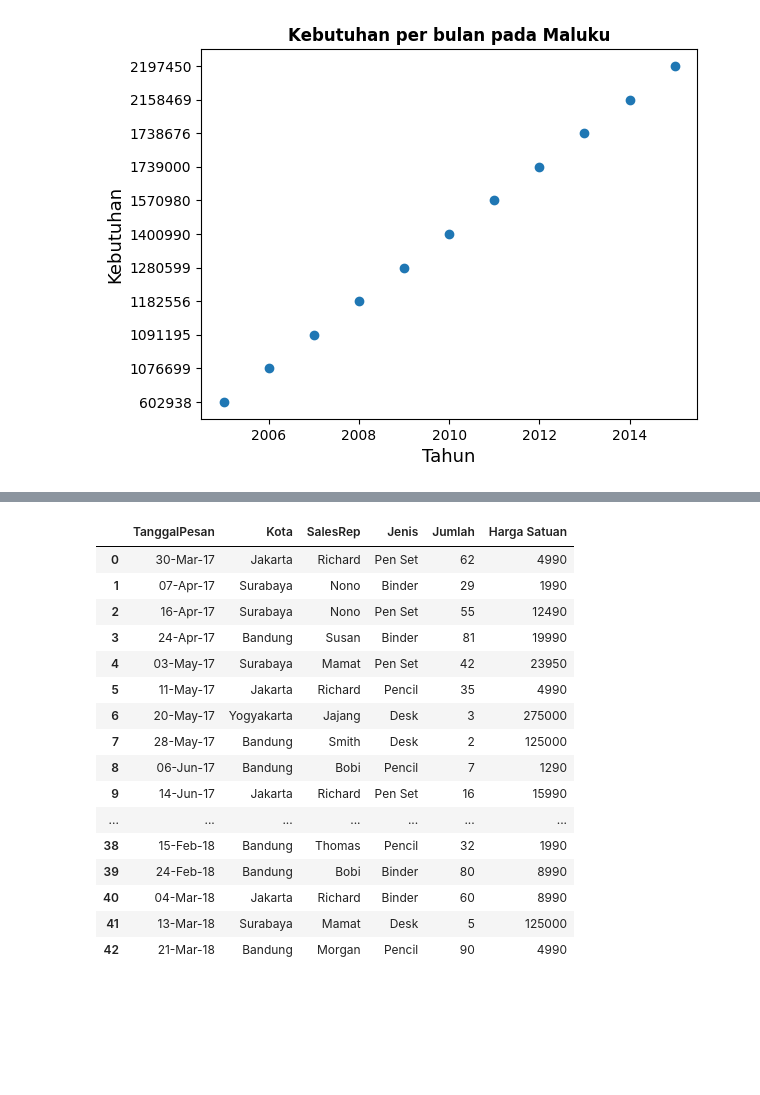
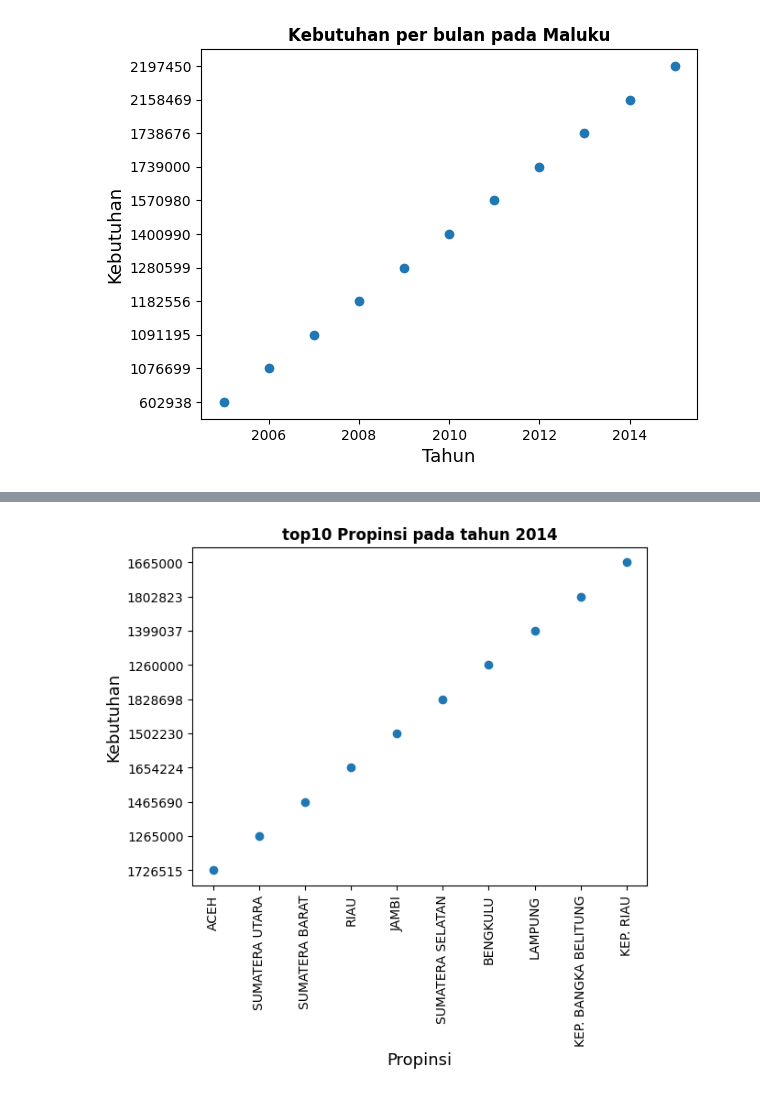
Before and after one commit to anonym2800/visualisasiData, a Jupyter notebook: dataVisualizationUAS.ipynb, the cells around one changed output, grey strips where cells are left out. Cells and saved outputs as stored; diff of their text form; code cells hidden in the pictures; blank space fills up the shorter version.

```diff
--- a/dataVisualizationUAS.ipynb
+++ b/dataVisualizationUAS.ipynb
@@ -76,22 +45,0 @@ plt.show()
-# %%
-# Mengambil data dari resource
-df = pd.read_csv('sample_data/SupplyKantor.csv')
-df
-# %% [output]
-|  | TanggalPesan | Kota | SalesRep | Jenis | Jumlah | Harga Satuan |
-| 0 | 30-Mar-17 | Jakarta | Richard | Pen Set | 62 | 4990 |
-| 1 | 07-Apr-17 | Surabaya | Nono | Binder | 29 | 1990 |
-| 2 | 16-Apr-17 | Surabaya | Nono | Pen Set | 55 | 12490 |
-| 3 | 24-Apr-17 | Bandung | Susan | Binder | 81 | 19990 |
-| 4 | 03-May-17 | Surabaya | Mamat | Pen Set | 42 | 23950 |
-| 5 | 11-May-17 | Jakarta | Richard | Pencil | 35 | 4990 |
-| 6 | 20-May-17 | Yogyakarta | Jajang | Desk | 3 | 275000 |
-| 7 | 28-May-17 | Bandung | Smith | Desk | 2 | 125000 |
-| 8 | 06-Jun-17 | Bandung | Bobi | Pencil | 7 | 1290 |
-| 9 | 14-Jun-17 | Jakarta | Richard | Pen Set | 16 | 15990 |
-| ... | ... | ... | ... | ... | ... | ... |
-| 38 | 15-Feb-18 | Bandung | Thomas | Pencil | 32 | 1990 |
-| 39 | 24-Feb-18 | Bandung | Bobi | Binder | 80 | 8990 |
-| 40 | 04-Mar-18 | Jakarta | Richard | Binder | 60 | 8990 |
-| 41 | 13-Mar-18 | Surabaya | Mamat | Desk | 5 | 125000 |
-| 42 | 21-Mar-18 | Bandung | Morgan | Pencil | 90 | 4990 |
@@ -99,0 +46,18 @@ df
+# %%
+# TABEL KETIGA
+data3 = pd.DataFrame(data)
+data3_year = data3 [data3['tahun']== 2014]
+
+top10 = data3_year.head(10)
+
+x = top10.Propinsi
+y = top10.kebutuhan
+
+plt.scatter(x,y)
+plt.xlabel("Propinsi", fontsize = 13)
+plt.ylabel("Kebutuhan" , fontsize = 13)
+plt.title('top10 Propinsi pada tahun 2014', fontweight ="bold",)
+plt.xticks(rotation=90)
+plt.show()
+# %% [output]
+[figure, added]
```
Also changed, not shown: parts of 10 cells of this notebook.
